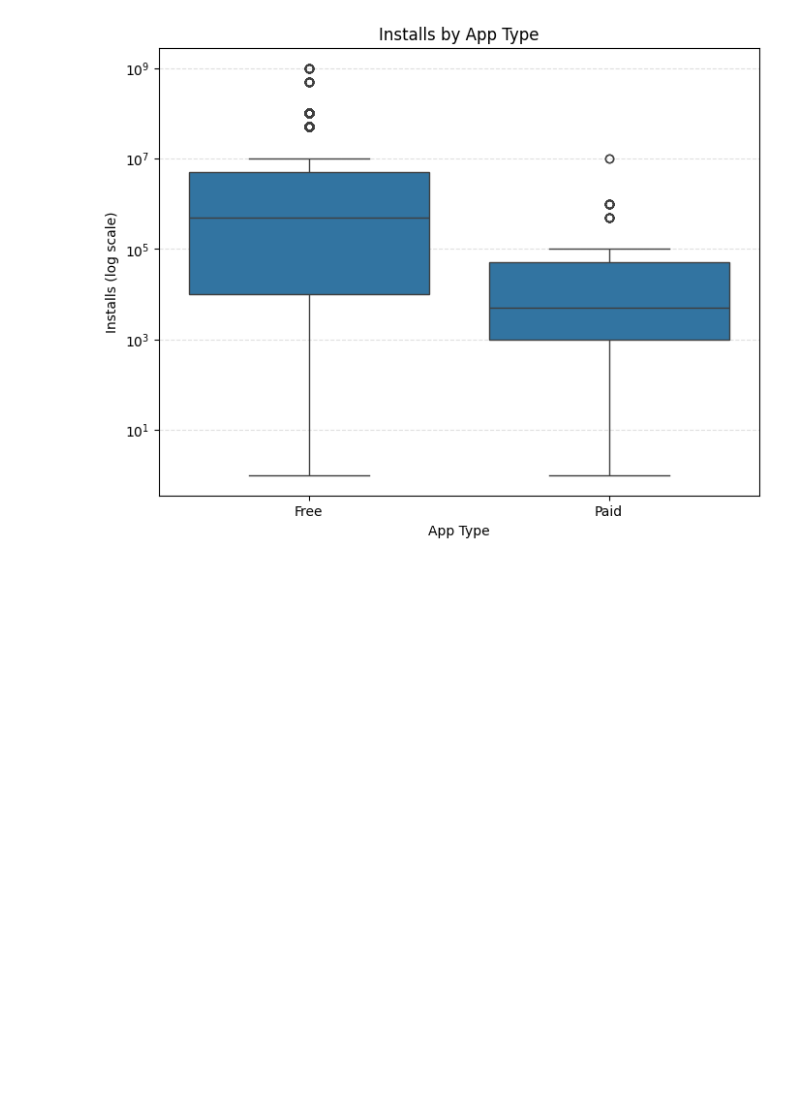
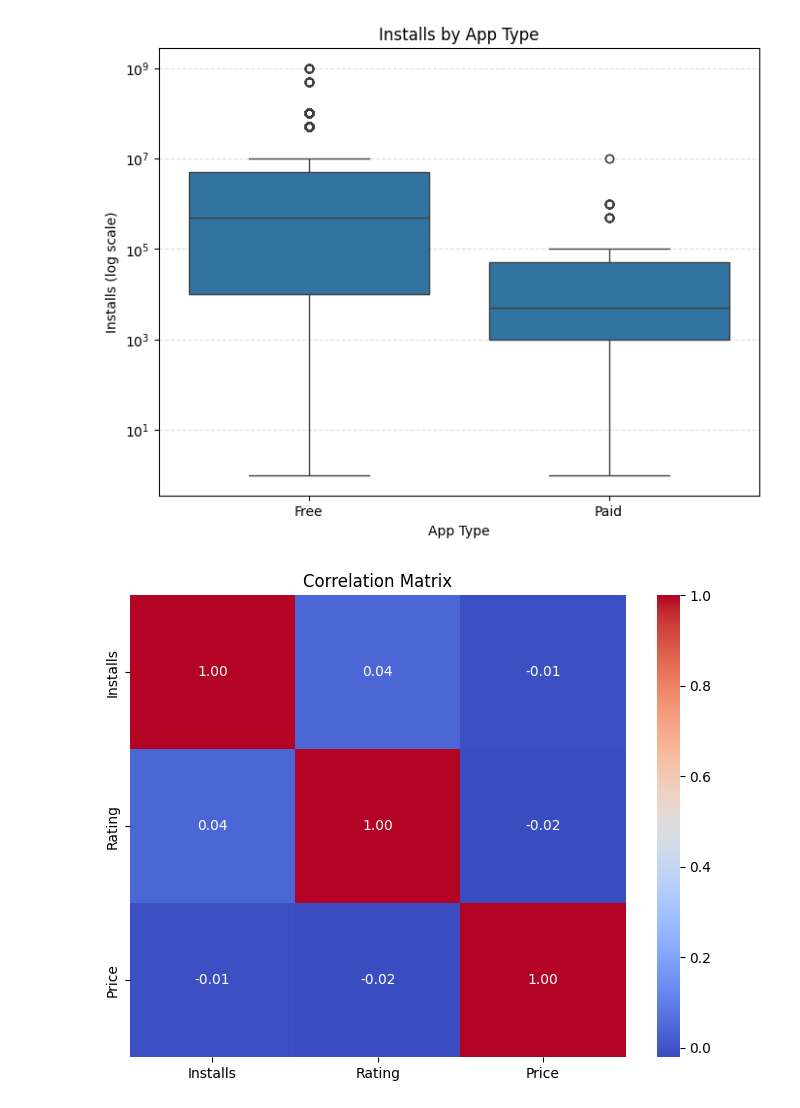
Before and after one commit to CodeRei067/data-science-2, a Jupyter notebook: Notebooks/edaVisual.ipynb, the cells around one changed output. Cells and saved outputs as stored; diff of their text form; code cells hidden in the pictures; blank space fills up the shorter version.

```diff
--- a/Notebooks/edaVisual.ipynb
+++ b/Notebooks/edaVisual.ipynb
@@ -346,3 +346,16 @@ plt.grid(axis='y', linestyle='--', alpha=0.4)
 plt.show()
 # %% [output]
 [figure]
+# %%
+corr_matrix = df[['Installs', 'Rating', 'Price']].corr()
+
+plt.figure(figsize=(8, 6))
+sns.heatmap(corr_matrix,
+            annot=True,
+            cmap='coolwarm',
+            fmt='.2f')
+
+plt.title('Correlation Matrix')
+plt.show()
+# %% [output]
+[figure, added]
```
Also changed, not shown: parts of 1 cell of this notebook, 1 other file.
